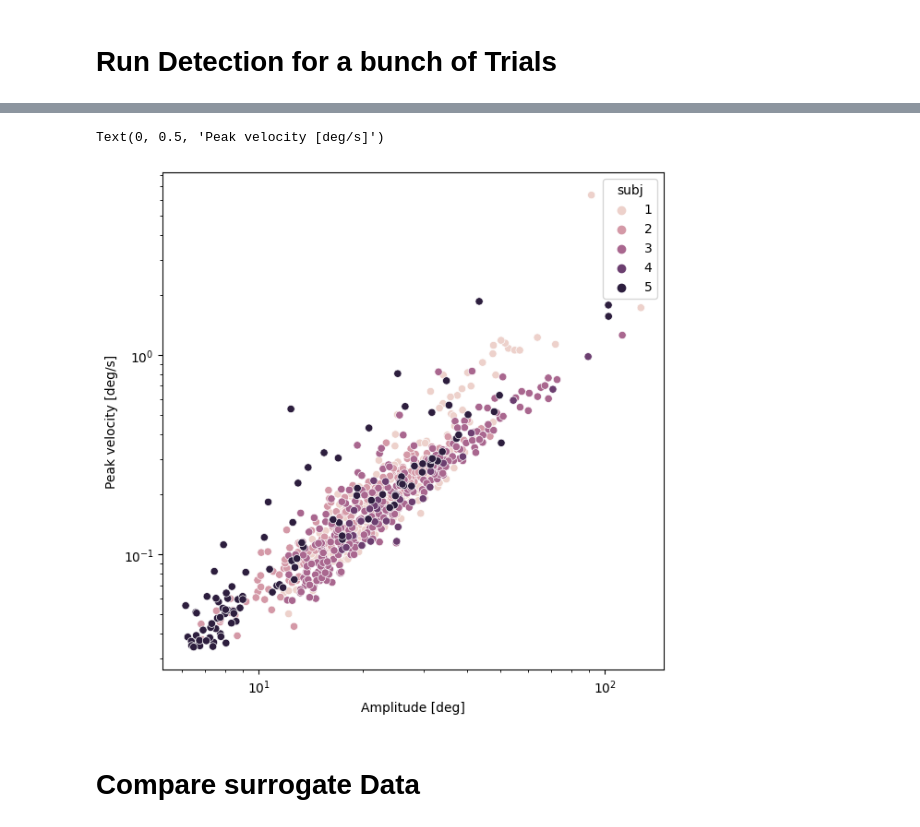
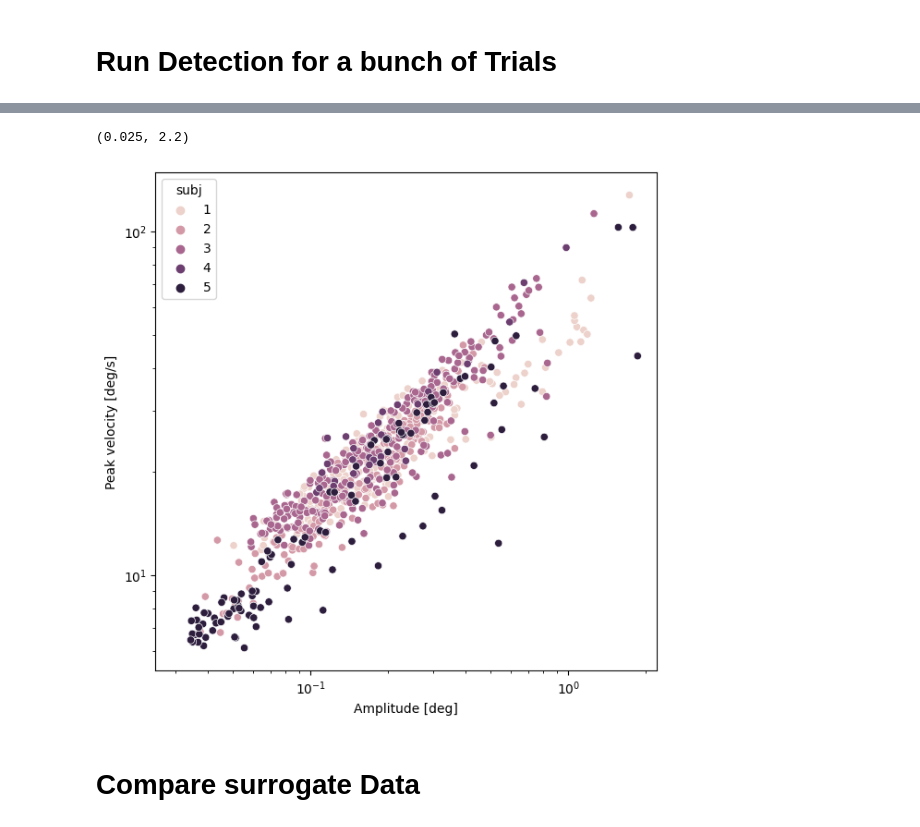
Before and after one commit to lschwetlick/EngbertMicrosaccadeToolbox, a Jupyter notebook: demo/demo.ipynb, the cells around one changed output, grey strips where cells are left out. Drawn from its saved outputs; the diff is of its cells as text; code cells hidden in the pictures.

```diff
--- a/demo/demo.ipynb
+++ b/demo/demo.ipynb
@@ -132,8 +132,11 @@ for subj in range(1,6):
     ms_r, rad_r = microsac_detection.microsacc(right_eye)
     ms_l, rad_l = microsac_detection.microsacc(left_eye)
     bino, monol, monor = microsac_detection.binsacc(ms_r, ms_l)
+    tab = microsac_detection.sacpar(bino)
     bino = pd.DataFrame(bino, columns=["onset_l", "end_l", "peakvelocity_l", "horizontalcomponent_l", "verticalcomponent_l","horizontalamplitude_l", "verticalamplitude_l", "onset_r", "end_r", "peakvelocity_r", "horizontalcomponent_r", "verticalcomponent_r","horizontalamplitude_r", "verticalamplitude_r"])
     bino["subj"] = subj
+    bino["peakvel"] = np.array(tab)[:, 5]
+    bino["ampl"] = np.array(tab)[:, 8]
     all_list.append(bino)
 # %%
 all_df = pd.concat(all_list, axis=0, ignore_index=True)
@@ -185,12 +191,13 @@ fig.savefig("mainseq.pdf")
 # %%
 f, ax = plt.subplots(figsize=(7, 7))
 ax.set(xscale="log", yscale="log")
-sns.scatterplot(data=all_df, x="peakvel", y="ampl", hue="subj", ax=ax)
+sns.scatterplot(data=all_df, x="ampl", y="peakvel", hue="subj", ax=ax)
 ax.set_xlabel("Amplitude [deg]")
 ax.set_ylabel("Peak velocity [deg/s]")
+ax.set_xlim(0.025,2.2)
 # %% [output]
-Text(0, 0.5, 'Peak velocity [deg/s]')
+(0.025, 2.2)
-[figure, old version]
+[figure, new version]
 # %% [markdown]
 # Compare surrogate Data
 # %%
```
Also changed, not shown: parts of 25 cells of this notebook, 1 other file.
